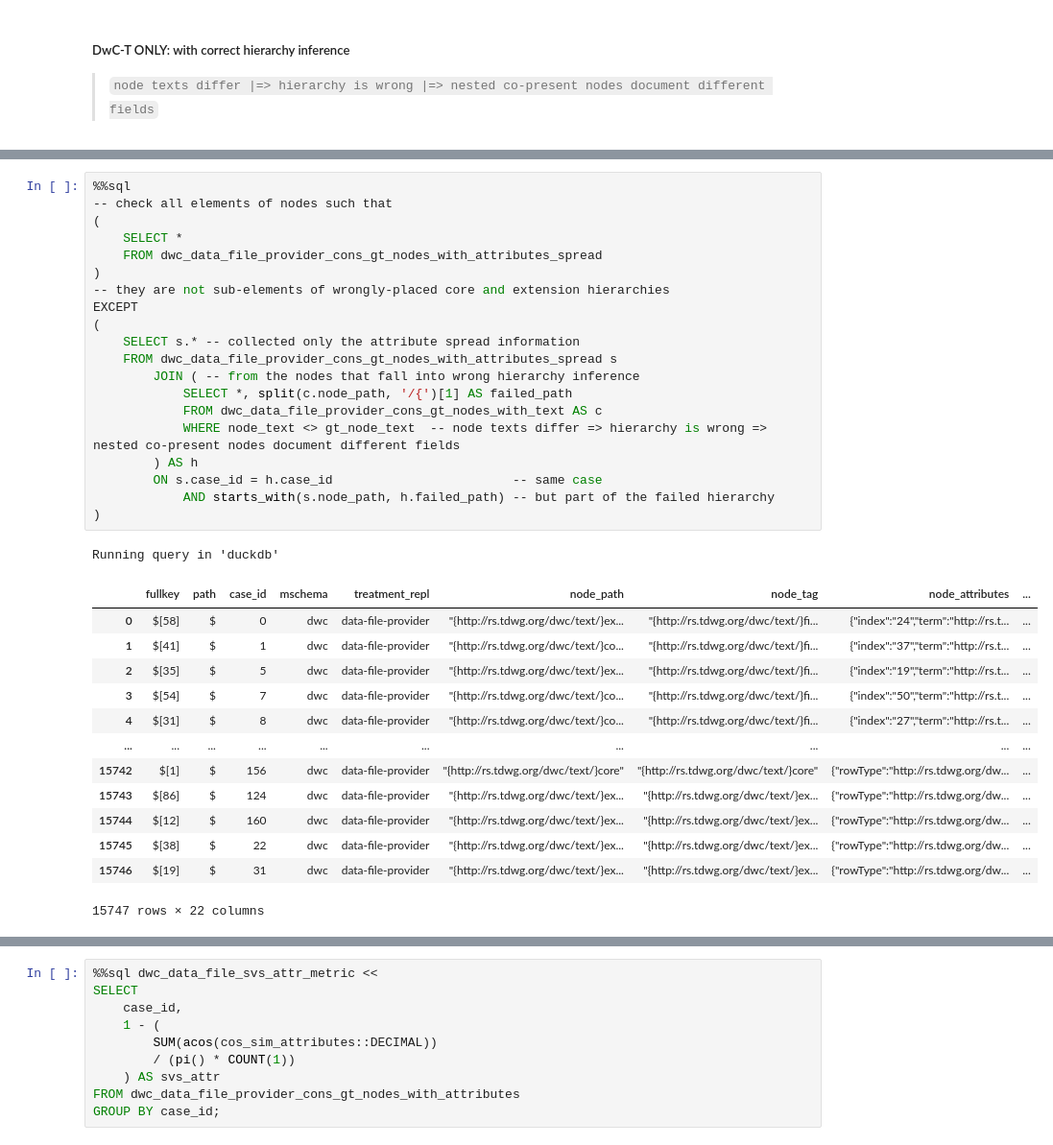
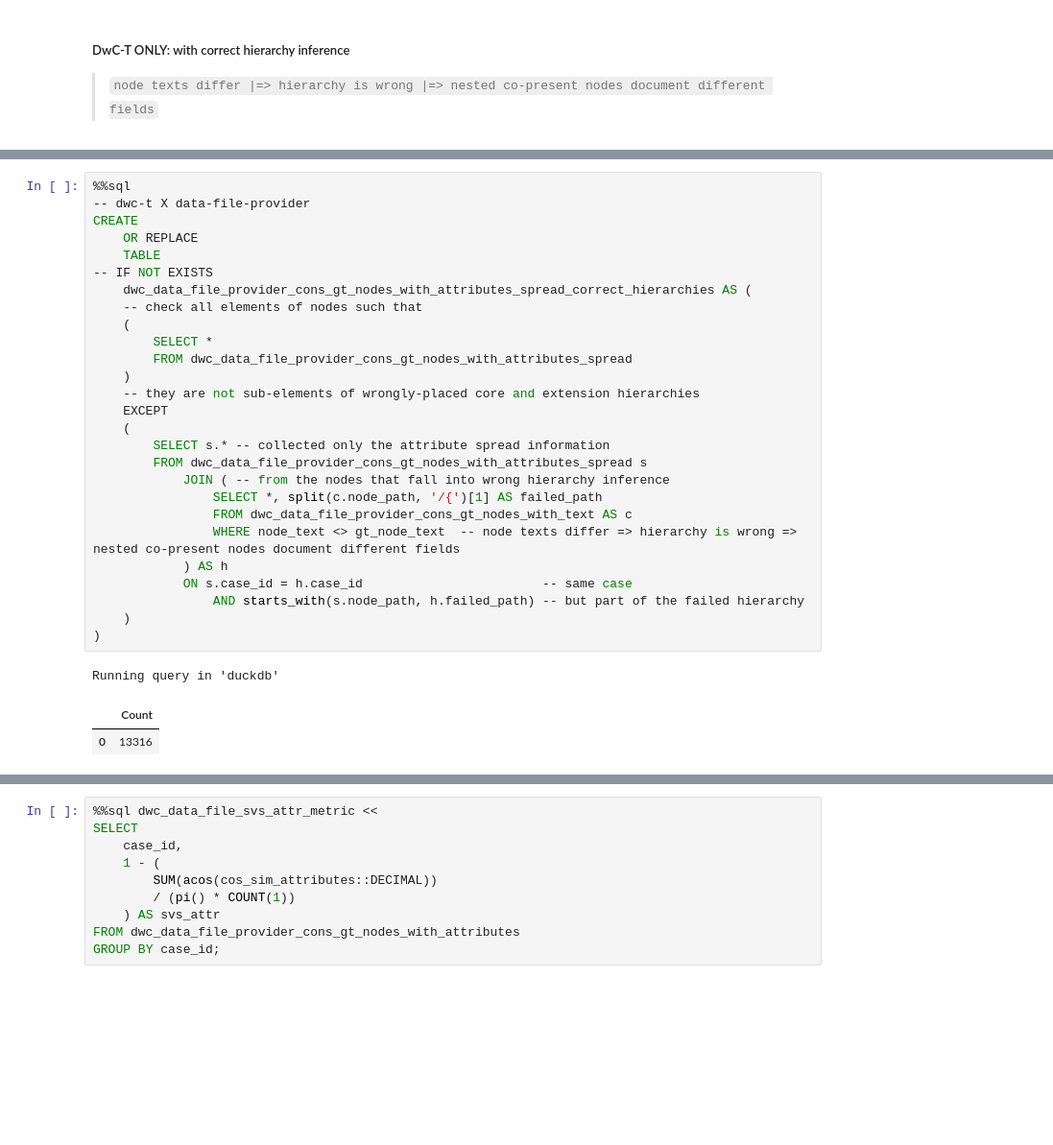
Before and after one commit to mitja-o/metadata-assistant, a Jupyter notebook: analysis/experiment_results_collected.ipynb, the cells around one changed output, grey strips where cells are left out. Shown at 96% size. Saved outputs shown, nothing was run; the diff lists cells and outputs as text; blank space fills up the shorter version.

```diff
--- a/analysis/experiment_results_collected.ipynb
+++ b/analysis/experiment_results_collected.ipynb
@@ -2523,35 +2552,31 @@ Running query in 'duckdb'
 # %%
 %%sql
--- check all elements of nodes such that
-(
-    SELECT *
-    FROM dwc_data_file_provider_cons_gt_nodes_with_attributes_spread
+-- dwc-t X data-file-provider
+CREATE
+    OR REPLACE
+    TABLE
+-- IF NOT EXISTS
+    dwc_data_file_provider_cons_gt_nodes_with_attributes_spread_correct_hierarchies AS (
+    -- check all elements of nodes such that
+    (
+        SELECT *
+        FROM dwc_data_file_provider_cons_gt_nodes_with_attributes_spread
+    )
+    -- they are not sub-elements of wrongly-placed core and extension hierarchies
+    EXCEPT
+    (
+        SELECT s.* -- collected only the attribute spread information
+        FROM dwc_data_file_provider_cons_gt_nodes_with_attributes_spread s
+            JOIN ( -- from the nodes that fall into wrong hierarchy inference
+                SELECT *, split(c.node_path, '/{')[1] AS failed_path
+                FROM dwc_data_file_provider_cons_gt_nodes_with_text AS c
+                WHERE node_text <> gt_node_text  -- node texts differ => hierarchy is wrong => nested co-present nodes document different fields
+            ) AS h
+            ON s.case_id = h.case_id                        -- same case
+                AND starts_with(s.node_path, h.failed_path) -- but part of the failed hierarchy
+    )
 )
--- they are not sub-elements of wrongly-placed core and extension hierarchies
-EXCEPT
-(
-    SELECT s.* -- collected only the attribute spread information
-    FROM dwc_data_file_provider_cons_gt_nodes_with_attributes_spread s
-        JOIN ( -- from the nodes that fall into wrong hierarchy inference
-            SELECT *, split(c.node_path, '/{')[1] AS failed_path
-            FROM dwc_data_file_provider_cons_gt_nodes_with_text AS c
-            WHERE node_text <> gt_node_text  -- node texts differ => hierarchy is wrong => nested co-present nodes document different fields
-        ) AS h
-        ON s.case_id = h.case_id                        -- same case
-            AND starts_with(s.node_path, h.failed_path) -- but part of the failed hierarchy
-)
 # %% [output]
 Running query in 'duckdb'
-|  | fullkey | path | case_id | mschema | treatment_repl | node_path | node_tag | node_attributes | ... |
-| 0 | $[58] | $ | 0 | dwc | data-file-provider | "{http://rs.tdwg.org/dwc/text/}ex... | "{http://rs.tdwg.org/dwc/text/}fi... | {"index":"24","term":"http://rs.t... | ... |
-| 1 | $[41] | $ | 1 | dwc | data-file-provider | "{http://rs.tdwg.org/dwc/text/}co... | "{http://rs.tdwg.org/dwc/text/}fi... | {"index":"37","term":"http://rs.t... | ... |
-| 2 | $[35] | $ | 5 | dwc | data-file-provider | "{http://rs.tdwg.org/dwc/text/}ex... | "{http://rs.tdwg.org/dwc/text/}fi... | {"index":"19","term":"http://rs.t... | ... |
-| 3 | $[54] | $ | 7 | dwc | data-file-provider | "{http://rs.tdwg.org/dwc/text/}co... | "{http://rs.tdwg.org/dwc/text/}fi... | {"index":"50","term":"http://rs.t... | ... |
-| 4 | $[31] | $ | 8 | dwc | data-file-provider | "{http://rs.tdwg.org/dwc/text/}co... | "{http://rs.tdwg.org/dwc/text/}fi... | {"index":"27","term":"http://rs.t... | ... |
-| ... | ... | ... | ... | ... | ... | ... | ... | ... | ... |
-| 15742 | $[1] | $ | 156 | dwc | data-file-provider | "{http://rs.tdwg.org/dwc/text/}core" | "{http://rs.tdwg.org/dwc/text/}core" | {"rowType":"http://rs.tdwg.org/dw... | ... |
-| 15743 | $[86] | $ | 124 | dwc | data-file-provider | "{http://rs.tdwg.org/dwc/text/}ex... | "{http://rs.tdwg.org/dwc/text/}ex... | {"rowType":"http://rs.tdwg.org/dw... | ... |
-| 15744 | $[12] | $ | 160 | dwc | data-file-provider | "{http://rs.tdwg.org/dwc/text/}ex... | "{http://rs.tdwg.org/dwc/text/}ex... | {"rowType":"http://rs.tdwg.org/dw... | ... |
-| 15745 | $[38] | $ | 22 | dwc | data-file-provider | "{http://rs.tdwg.org/dwc/text/}ex... | "{http://rs.tdwg.org/dwc/text/}ex... | {"rowType":"http://rs.tdwg.org/dw... | ... |
-| 15746 | $[19] | $ | 31 | dwc | data-file-provider | "{http://rs.tdwg.org/dwc/text/}ex... | "{http://rs.tdwg.org/dwc/text/}ex... | {"rowType":"http://rs.tdwg.org/dw... | ... |
+|  | Count |
+| 0 | 13316 |
-15747 rows × 22 columns
```
Also changed, not shown: parts of 120 cells of this notebook.
